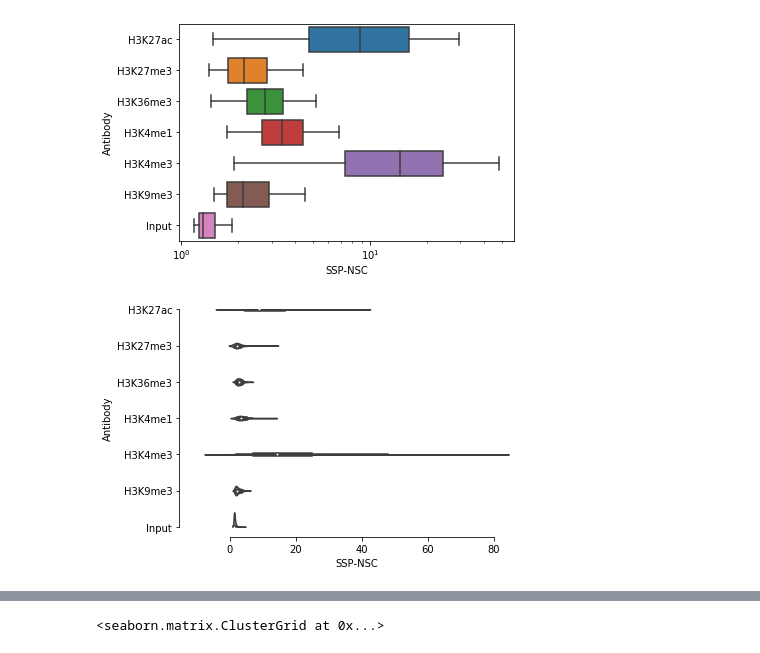
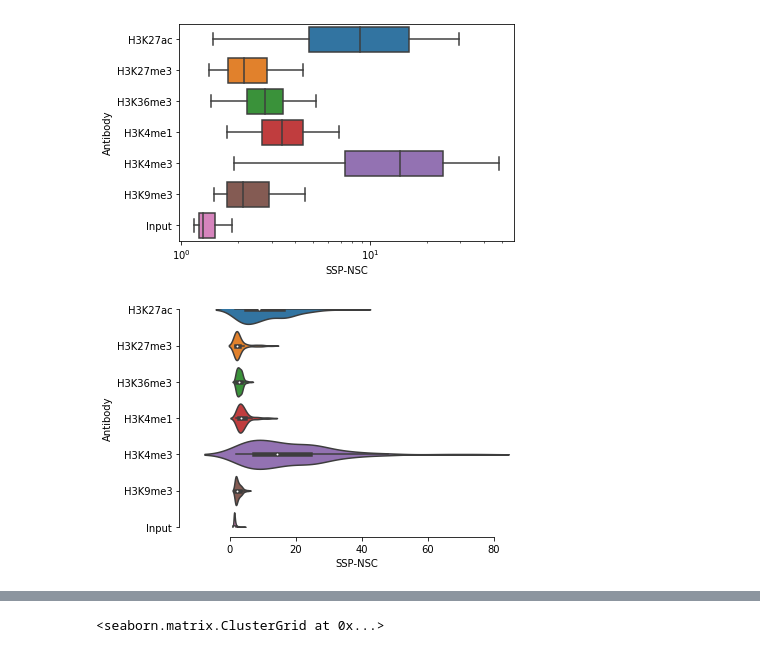
Before and after one commit to naokoyokota/rinkou_20201023, a Jupyter notebook: 201023_yokota_kadai.ipynb, the cells around one changed output, grey strips where cells are left out. Saved outputs shown, nothing was run; the diff lists cells and outputs as text; code cells hidden in the pictures.

```diff
--- a/201023_yokota_kadai.ipynb
+++ b/201023_yokota_kadai.ipynb
@@ -98,16 +88,16 @@ sns.boxplot(data=df, x='SSP-NSC', y='Antibody', sym="")
 # %%
 #boxplotが望ましい場合
 #2種類のカテゴリデータを含んだ数値データのばらつきを可視化するのに適している。
 #violin plotが望ましい場合
 #boxplotと同様に，２種類のカテゴリデータを含んだ数値データの違いを可視化。こちらは各数値データを分布として表現。
 
 import seaborn as sns
 #f, ax = plt.subplots(figsize=(6, 4))
 #ax.set_xscale("log")
-sns.violinplot(data=df, x='SSP-NSC', y='Antibody')
+sns.violinplot(data=df, x='SSP-NSC', y='Antibody',scale="width", cut=2)
 sns.despine(offset=10, trim=True)
 # %% [output]
-[figure, old version]
+[figure, new version]
 # %%
 # お題５：SSP_Fig2Bを自分で作成してみる。
 # %%
```
Also changed, not shown: parts of 3 cells of this notebook.
